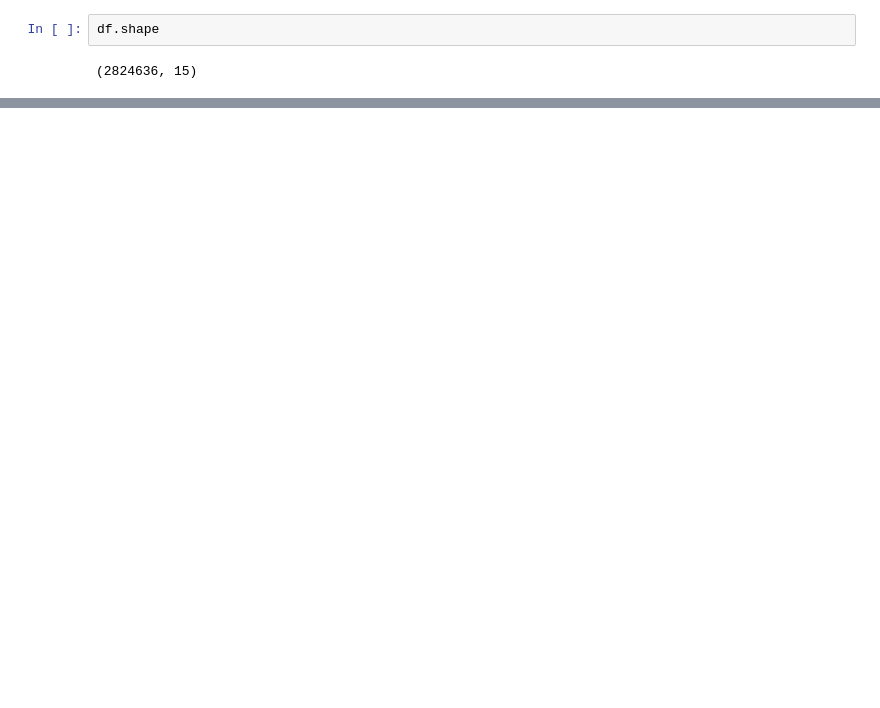
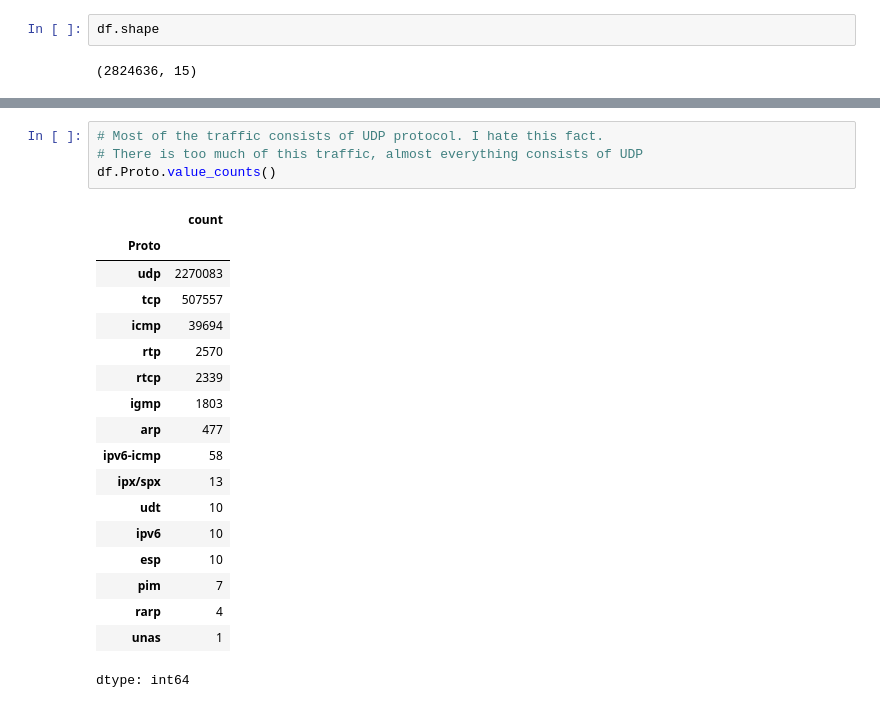
Before and after one commit to Ch3ddarr/dsb_capstone, a Jupyter notebook: capstone2/02_EDA.ipynb, the cells around one changed output, grey strips where cells are left out. Cells and saved outputs as stored; diff of their text form; blank space fills up the shorter version.

```diff
--- a/capstone2/02_EDA.ipynb
+++ b/capstone2/02_EDA.ipynb
@@ -39,0 +54,23 @@ df.head()
+# %%
+# Most of the traffic consists of UDP protocol. I hate this fact.
+# There is too much of this traffic, almost everything consists of UDP
+df.Proto.value_counts()
+# %% [output]
+|  | count |
+| Proto |  |
+| udp | 2270083 |
+| tcp | 507557 |
+| icmp | 39694 |
+| rtp | 2570 |
+| rtcp | 2339 |
+| igmp | 1803 |
+| arp | 477 |
+| ipv6-icmp | 58 |
+| ipx/spx | 13 |
+| udt | 10 |
+| ipv6 | 10 |
+| esp | 10 |
+| pim | 7 |
+| rarp | 4 |
+| unas | 1 |
+dtype: int64
```
Also changed, not shown: parts of 18 cells of this notebook.
